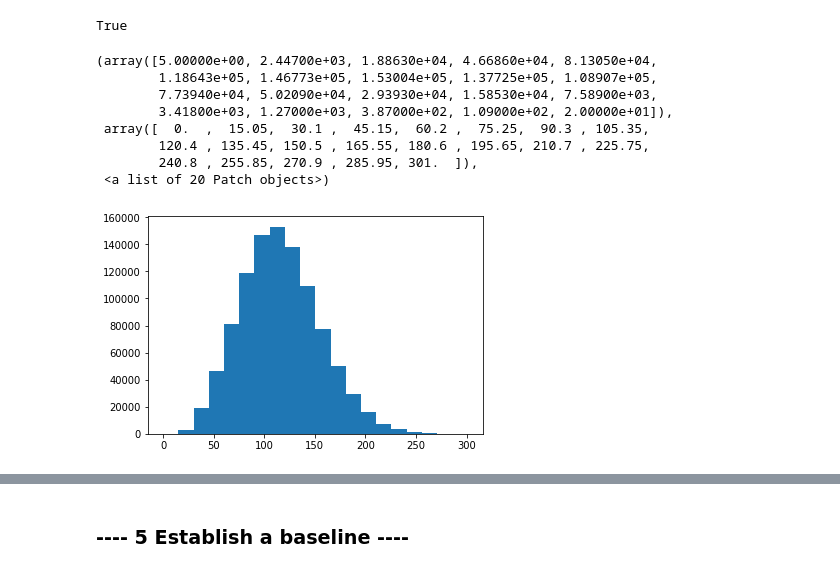
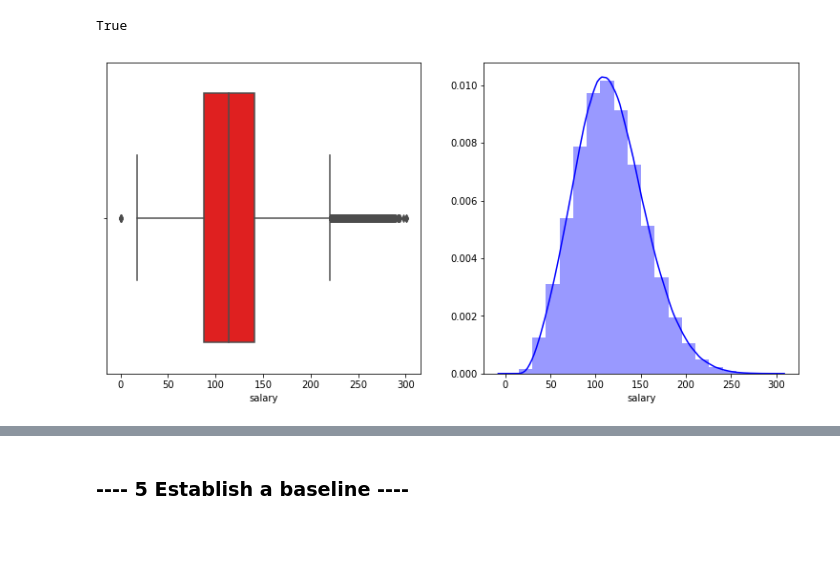
Before and after one commit to dsjoench/salarypredictionportfolio, a Jupyter notebook: Salary Prediction Portfolio .ipynb, the cells around one changed output, grey strips where cells are left out. Cells and saved outputs as stored; diff of their text form; code cells hidden in the pictures; blank space fills up the shorter version.

```diff
--- a/Salary Prediction Portfolio .ipynb
+++ b/Salary Prediction Portfolio .ipynb
@@ -133,17 +192,14 @@ train_merged.jobId.nunique() == len(train_merged)
 True
 # %%
 # Check the distribution of the target variable.
-plt.hist(train_merged['salary'],20)
+plt.figure(figsize = (13, 6))
+plt.subplot(1,2,1)
+sns.boxplot(train_merged.salary,color = 'r')
+plt.subplot(1,2,2)
+sns.distplot(train_merged.salary, bins=20,color = 'b')
+plt.show()
 # %% [output]
-(array([5.00000e+00, 2.44700e+03, 1.88630e+04, 4.66860e+04, 8.13050e+04,
-        1.18643e+05, 1.46773e+05, 1.53004e+05, 1.37725e+05, 1.08907e+05,
-        7.73940e+04, 5.02090e+04, 2.93930e+04, 1.58530e+04, 7.58900e+03,
-        3.41800e+03, 1.27000e+03, 3.87000e+02, 1.09000e+02, 2.00000e+01]),
- array([  0.  ,  15.05,  30.1 ,  45.15,  60.2 ,  75.25,  90.3 , 105.35,
-        120.4 , 135.45, 150.5 , 165.55, 180.6 , 195.65, 210.7 , 225.75,
-        240.8 , 255.85, 270.9 , 285.95, 301.  ]),
- <a list of 20 Patch objects>)
-[figure, old version]
+[figure, new version]
 # %%
 # Draw 10% sample from the original dataset for fasting training and ensure a more normally distributed target variable
 train_subset = train_merged.sample(n=100000,replace = True)
```
Also changed, not shown: parts of 64 cells of this notebook.
